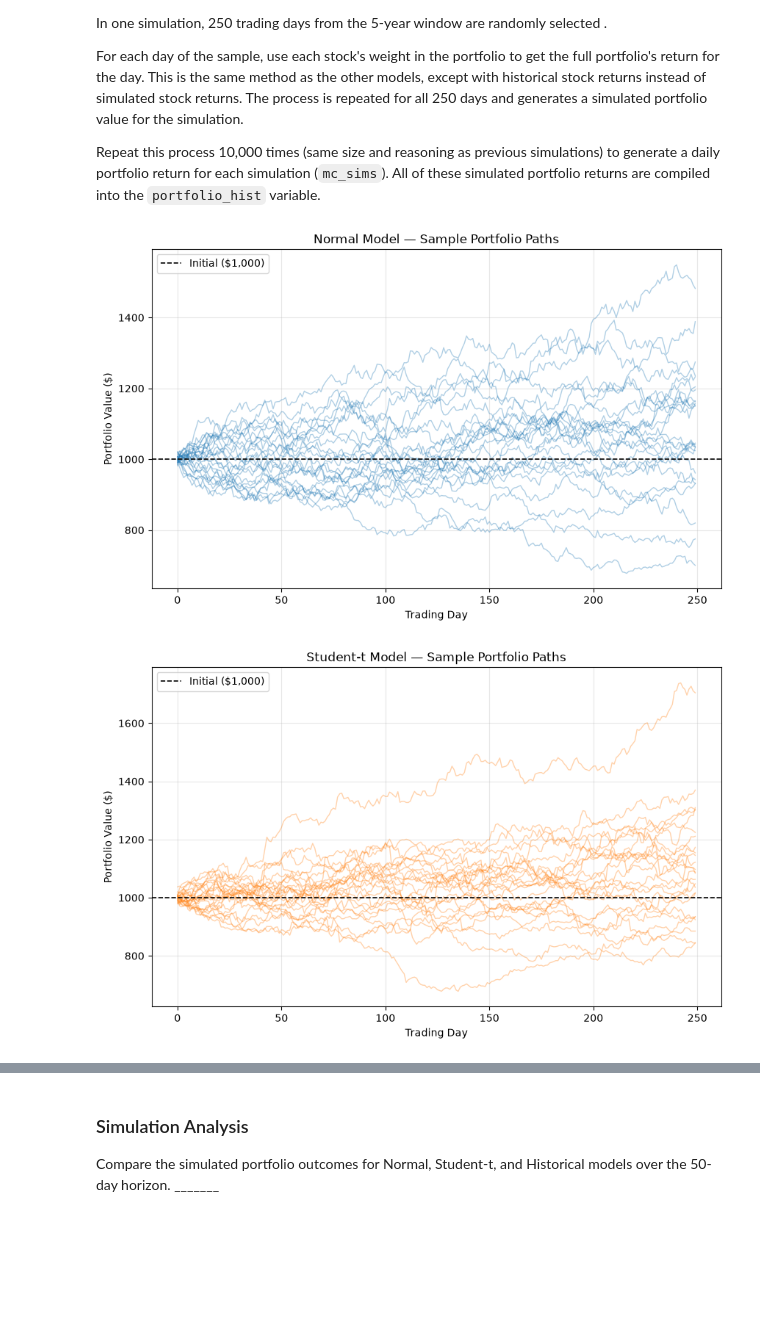
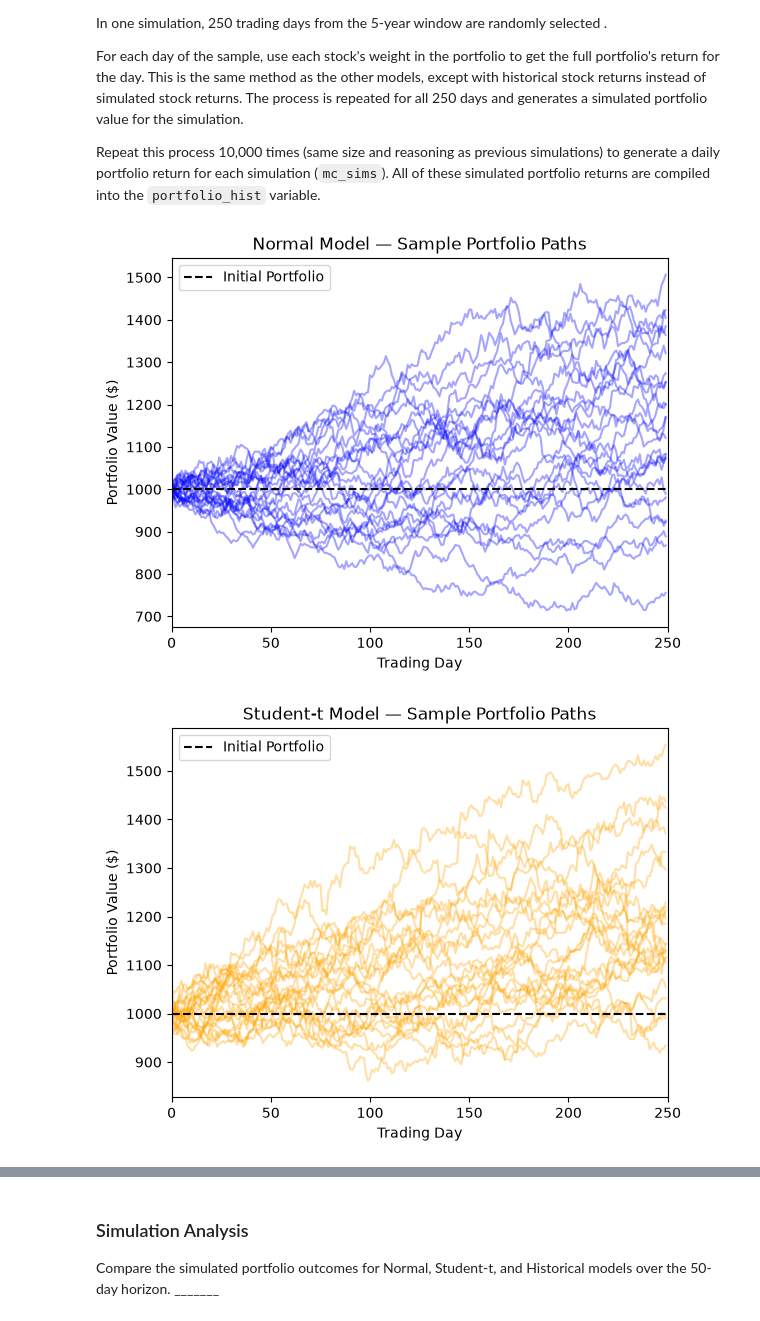
Before and after one commit to ahalbert36-bit/monteCarloPractice, a Jupyter notebook: MQF_Portfolio_Risk/notebook.ipynb, the cells around one changed output, grey strips where cells are left out. Drawn from its saved outputs; the diff is of its cells as text; code cells hidden in the pictures; blank space fills up the shorter version.

Commit message:
added visuals

```diff
--- a/MQF_Portfolio_Risk/notebook.ipynb
+++ b/MQF_Portfolio_Risk/notebook.ipynb
@@ -369,28 +373,25 @@ hist_sims = simulate_random_day_model(
     rng=rng,
 )
 # %%
-# Visual 3 — Sample Monte Carlo portfolio paths per model (Section 4)
+def plot_sample_paths(sims, title, color, initial_portfolio,): #displays 25 random simulations per model
 
-def plot_sample_paths(sims, title, color, initial_portfolio, n_paths=25):
-    fig, ax = plt.subplots(figsize=(10, 6))
+    sim_number = np.random.default_rng(10).choice(sims.shape[1], size=25, replace=False) #randomly selects 25 unique simulations by index number
 
-    idx = np.random.default_rng(1).choice(sims.shape[1], size=n_paths, replace=False)
+    for col in sim_number: #for each simulation
+        plt.plot(sims[:, col], color=color, alpha=0.35) #line plot of data from all dates in each selected sim_number
 
-    for col in idx:
-        ax.plot(sims[:, col], color=color, alpha=0.35, lw=1)
-
-    ax.axhline(initial_portfolio, color='black', ls='--', lw=1.2, label='Initial ($1,000)')
-    ax.set_title(title)
-    ax.set_xlabel('Trading Day')
-    ax.set_ylabel('Portfolio Value ($)')
-    ax.legend()
-    ax.grid(alpha=0.3)
-
+    plt.axhline(initial_portfolio, color='black', linestyle='--', label='Initial Portfolio') #horizontal line to show starting portfolio value
+    plt.title(title)
+    plt.xlabel('Trading Day')
+    plt.xlim(0,250)
+    plt.ylabel('Portfolio Value ($)')
+    plt.legend()
     plt.show()
 
-plot_sample_paths(normal_sims, 'Normal Model — Sample Portfolio Paths', 'tab:blue', initial_portfolio)
-plot_sample_paths(t_sims, 'Student-t Model — Sample Portfolio Paths', 'tab:orange', initial_portfolio)
-plot_sample_paths(hist_sims, 'Historical Model — Sample Portfolio Paths', 'tab:green', initial_portfolio)
+
+plot_sample_paths(normal_sims, 'Normal Model — Sample Portfolio Paths', 'blue', initial_portfolio)
+plot_sample_paths(t_sims, 'Student-t Model — Sample Portfolio Paths', 'orange', initial_portfolio)
+plot_sample_paths(hist_sims, 'Historical Model — Sample Portfolio Paths', 'green', initial_portfolio)
 # %% [output]
-[figure, old version]
+[figure, new version]
-[figure, old version]
+[figure, new version]
```
Also changed, not shown: parts of 9 cells of this notebook, 19 other files.
